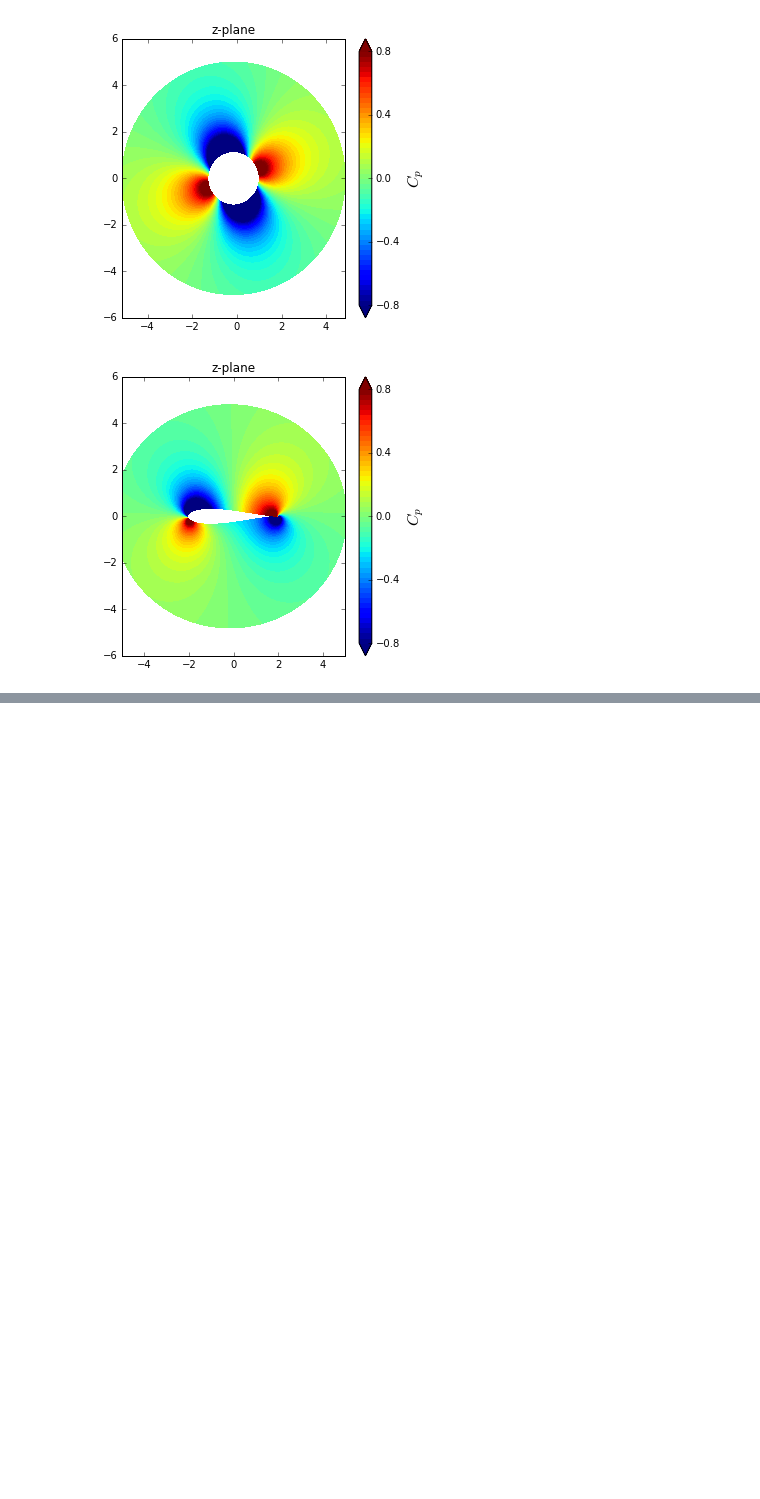
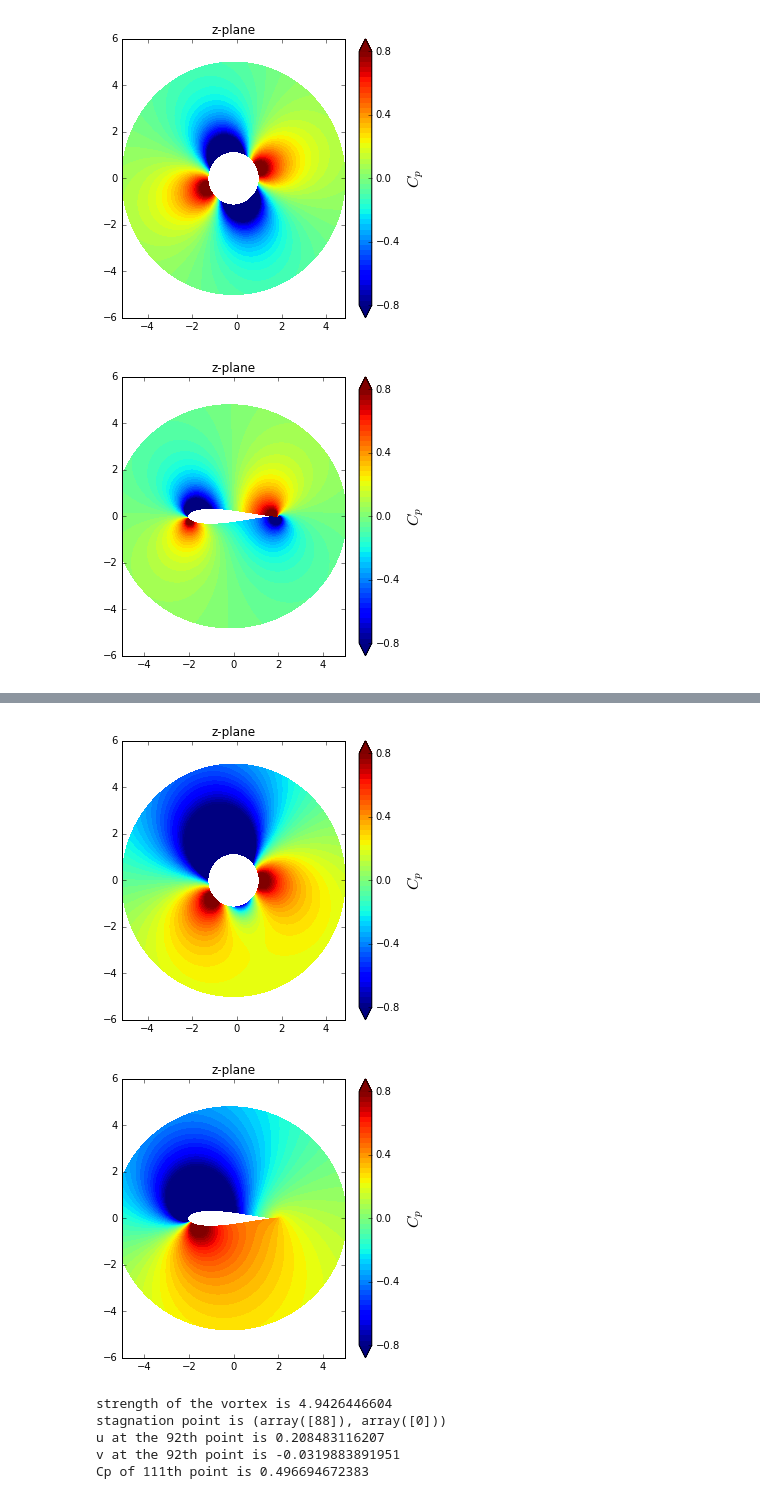
Before and after one commit to wangze233/MAE6226, a Jupyter notebook: Assignment_2.ipynb, the cells around one changed output, grey strips where cells are left out. Cells and saved outputs as stored; diff of their text form; code cells hidden in the pictures; blank space fills up the shorter version.

```diff
--- a/Assignment_2.ipynb
+++ b/Assignment_2.ipynb
@@ -492,0 +515,44 @@ NameError: name 'u_vortex' is not defined
+# %%
+# Exercise 5 plot the pressure coefficients
+u_inf_2=1
+u_inf_1=u_inf_2*numpy.exp(-1*1j*AoA)
+cp_1 = 1.0 - (u_1**2+v_1**2)/(u_inf_1.real**2+u_inf_1.imag**2)
+
+#plot the z-plane
+pyplot.figure(figsize=(5,5))
+pyplot.xlim(-5+x_c,5+x_c)
+pyplot.ylim(-6+y_c,6+y_c)
+contf = pyplot.contourf(X, Y, cp_1, levels = numpy.linspace(-0.8,0.8,51),\
+                        extend='both')
+pyplot.title('z-plane')
+cbar = pyplot.colorbar(contf)
+cbar.set_label('$C_p$', fontsize=16)
+cbar.set_ticks([-0.8,-0.4,0,0.4,0.8])
+
+#plot the xi-plane
+u_inf_1_xi=1
+cp_xi = 1.0 - (u_xi_1**2+v_xi_1**2)/(u_inf_1_xi**2)
+pyplot.figure(figsize=(5,5))
+pyplot.xlim(-5,5)
+pyplot.ylim(-6,6)
+contf = pyplot.contourf(X_xi, Y_xi, cp_xi, levels = numpy.linspace\
+                        (-0.8,0.8,51),extend='both')
+pyplot.title('z-plane')
+cbar = pyplot.colorbar(contf)
+cbar.set_label('$C_p$', fontsize=16)
+cbar.set_ticks([-0.8,-0.4,0,0.4,0.8])
+# %% [output]
+[figure, added]
+[figure, added]
+# %%
+print('strength of the vortex is',gamma)
+print('stagnation point is',numpy.where(cp_xi==1))
+print('u at the 92th point is',u_xi_1[91,0])
+print('v at the 92th point is',v_xi_1[91,0])
+print('Cp of 111th point is',cp_xi[110,0])
+# %% [output]
+strength of the vortex is 4.9426446604
+stagnation point is (array([88]), array([0]))
+u at the 92th point is 0.208483116207
+v at the 92th point is -0.0319883891951
+Cp of 111th point is 0.496694672383
```
Also changed, not shown: parts of 7 cells of this notebook.
